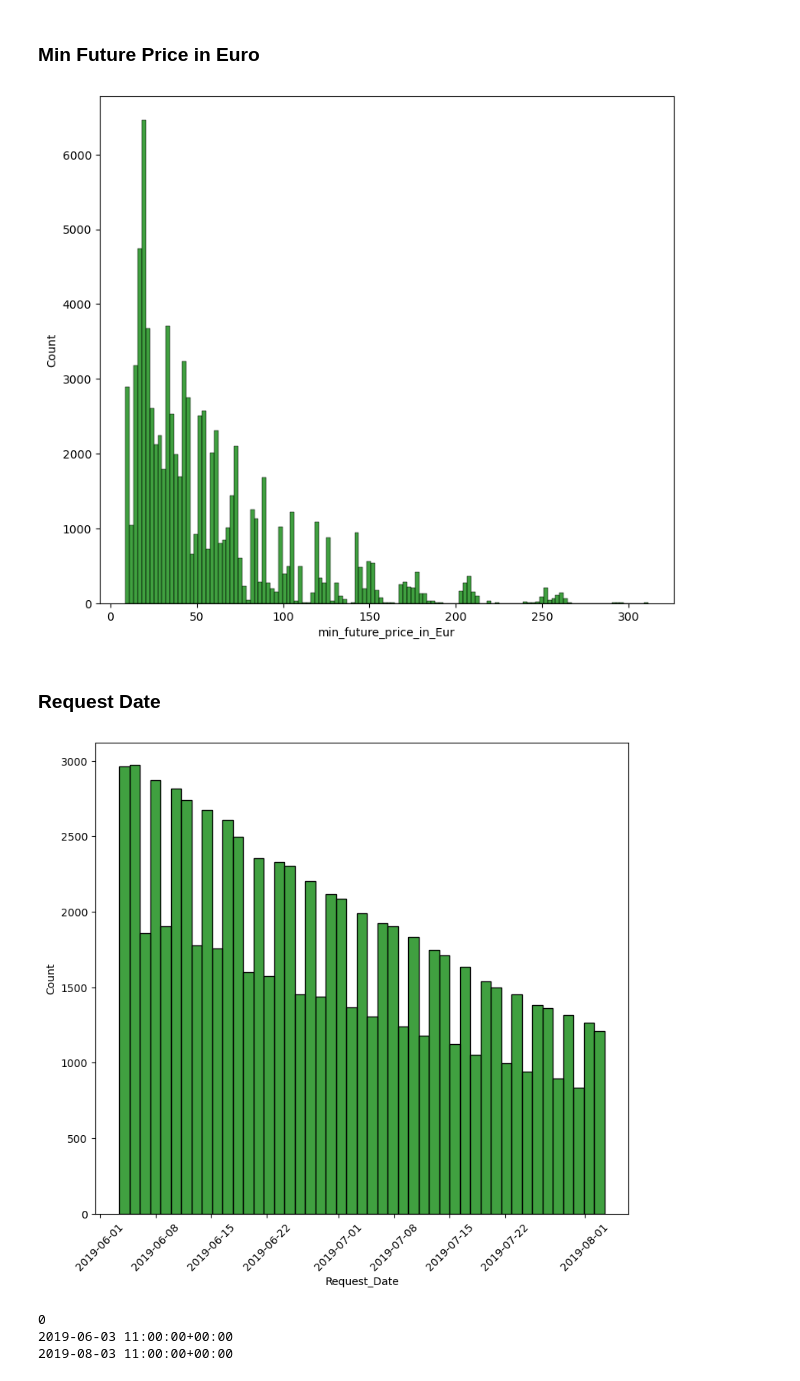
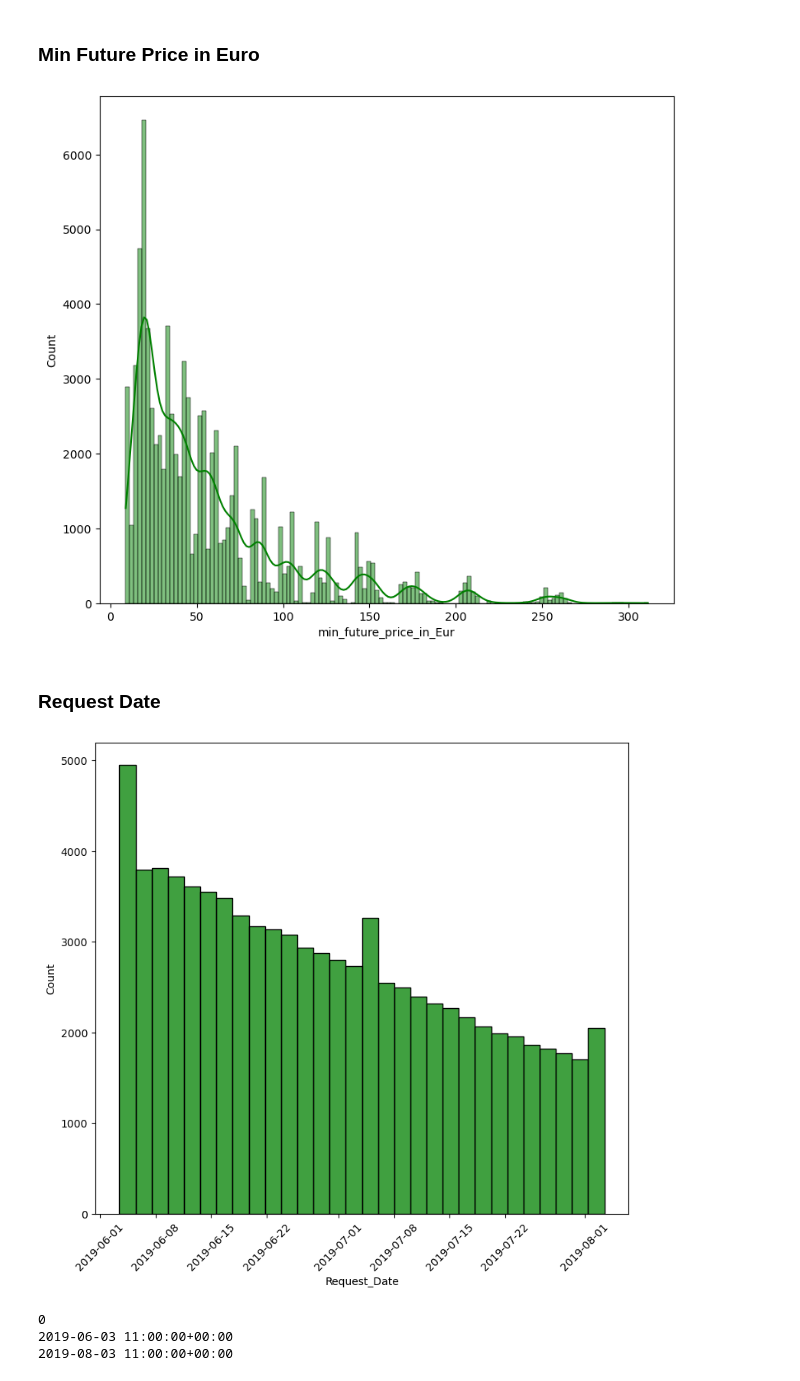
Before and after one commit to ahirsch-github/flight-price-prediction, a Jupyter notebook: flight-price-prediction.ipynb, the cells around one changed output. Drawn from its saved outputs; the diff is of its cells as text; code cells hidden in the pictures.

```diff
--- a/flight-price-prediction.ipynb
+++ b/flight-price-prediction.ipynb
@@ -226,26 +212,26 @@ The prices seem to be quite evenly distributed. There are fluctuations in the hi
 # %%
 # check distribution of min_future_price_in_eur
 plt.figure(figsize=(9, 8))
-sns.histplot(df_train_copy['min_future_price_in_Eur'], color='g');
+sns.histplot(df_train_copy['min_future_price_in_Eur'], color='g', kde=True);
 # %% [output]
-[figure, old version]
+[figure, new version]
 # %% [markdown]
 ### Request Date ###
 # %%
 # check the distribution of the request date
 # convert the request date to datetime
 df_train_copy['Request_Date'] = pd.to_datetime(df_train_copy['Request_Date'])
 
 plt.figure(figsize=(9, 8))
-sns.histplot(df_train_copy['Request_Date'], color='g');
+sns.histplot(df_train_copy['Request_Date'], color='g', bins=30);
 
 # rotate the x axis value description to make it more readable
 plt.xticks(rotation=45);
 
 # make a more useful plot for the request date
 # df_train_copy['Request_Date'].value_counts().plot(figsize=(9, 8));
 # %% [output]
-[figure, old version]
+[figure, new version]
 # %%
 # check for outliers in request date
 print(df_train_copy[df_train_copy['Request_Date'] < '2019-01-01'].shape[0])
```
Also changed, not shown: parts of 82 cells of this notebook.
